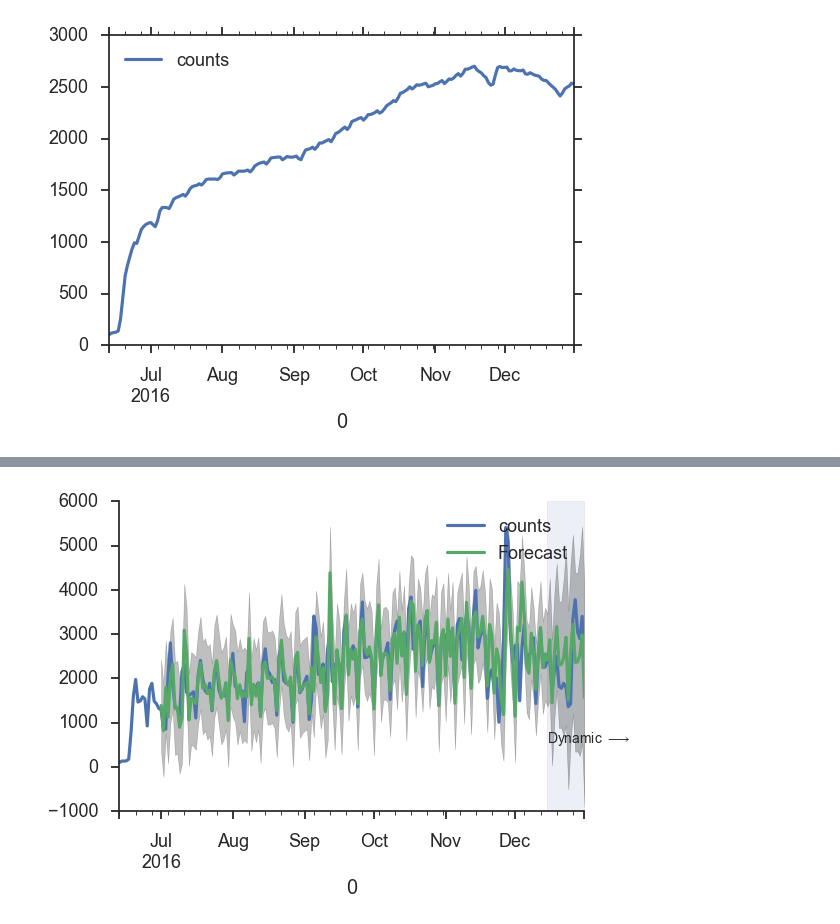
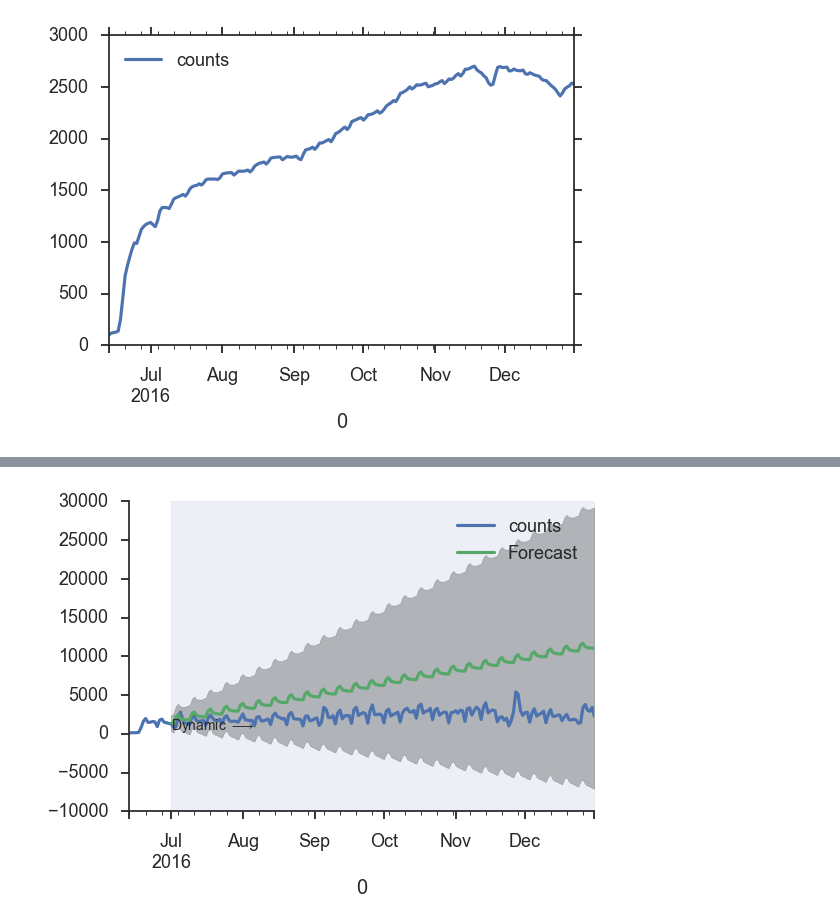
Before and after one commit to jessepisel/random_projects, a Jupyter notebook: PHX timeseries.ipynb, the cells around one changed output, grey strips where cells are left out. Drawn from its saved outputs; the diff is of its cells as text; code cells hidden in the pictures.

```diff
--- a/PHX timeseries.ipynb
+++ b/PHX timeseries.ipynb
@@ -72,3 +115,0 @@ def tsplot(y, lags=None, figsize=(10, 8)):
-# %%
-res = mod.fit()
-tsplot(res.resid[2:], lags=10)
@@ -93,0 +116,6 @@ pred_ci = pred.conf_int()
+# %%
+results = mod.fit()
+
+print(results.summary().tables[1])
+results.plot_diagnostics(figsize=(15, 12))
+plt.show()
@@ -94,3 +132,8 @@ pred_ci = pred.conf_int()
+# %%
+forecast_start='2016-07-01'
+forecast_end='2016-12-31'
+pred = results.get_prediction(start=forecast_start)
+pred_ci = pred.conf_int()
 # %%
 ax = new.plot(label='observed')
 pred.predicted_mean.plot(ax=ax, label='Forecast', alpha=.7)
@@ -104,18 +200,18 @@ sns.despine()
 # %%
-pred_dy = res_seasonal.get_prediction(start='2016-07-01', dynamic='2016-12-15')
+pred_dy = results.get_prediction(start='2016-07-01', dynamic=forecast_start)
 pred_dy_ci = pred_dy.conf_int()
 # %%
 ax = new.plot(label='observed')
 pred_dy.predicted_mean.plot(ax=ax, label='Forecast')
 ax.fill_between(pred_dy_ci.index,
                 pred_dy_ci.iloc[:, 0],
                 pred_dy_ci.iloc[:, 1], color='k', alpha=.25)
 
-ax.fill_betweenx(ax.get_ylim(), pd.Timestamp('2016-12-15'), new.index[-1],
+ax.fill_betweenx(ax.get_ylim(), pd.Timestamp(forecast_start), new.index[-1],
                  alpha=.1, zorder=-1)
-ax.annotate('Dynamic $\\longrightarrow$', (pd.Timestamp('2016-12-15'), 550))
+ax.annotate('Dynamic $\\longrightarrow$', (pd.Timestamp(forecast_start), 550))
 
 plt.legend()
 sns.despine()
 # %% [output]
-[figure, old version]
+[figure, new version]
```
Also changed, not shown: parts of 19 cells of this notebook.
